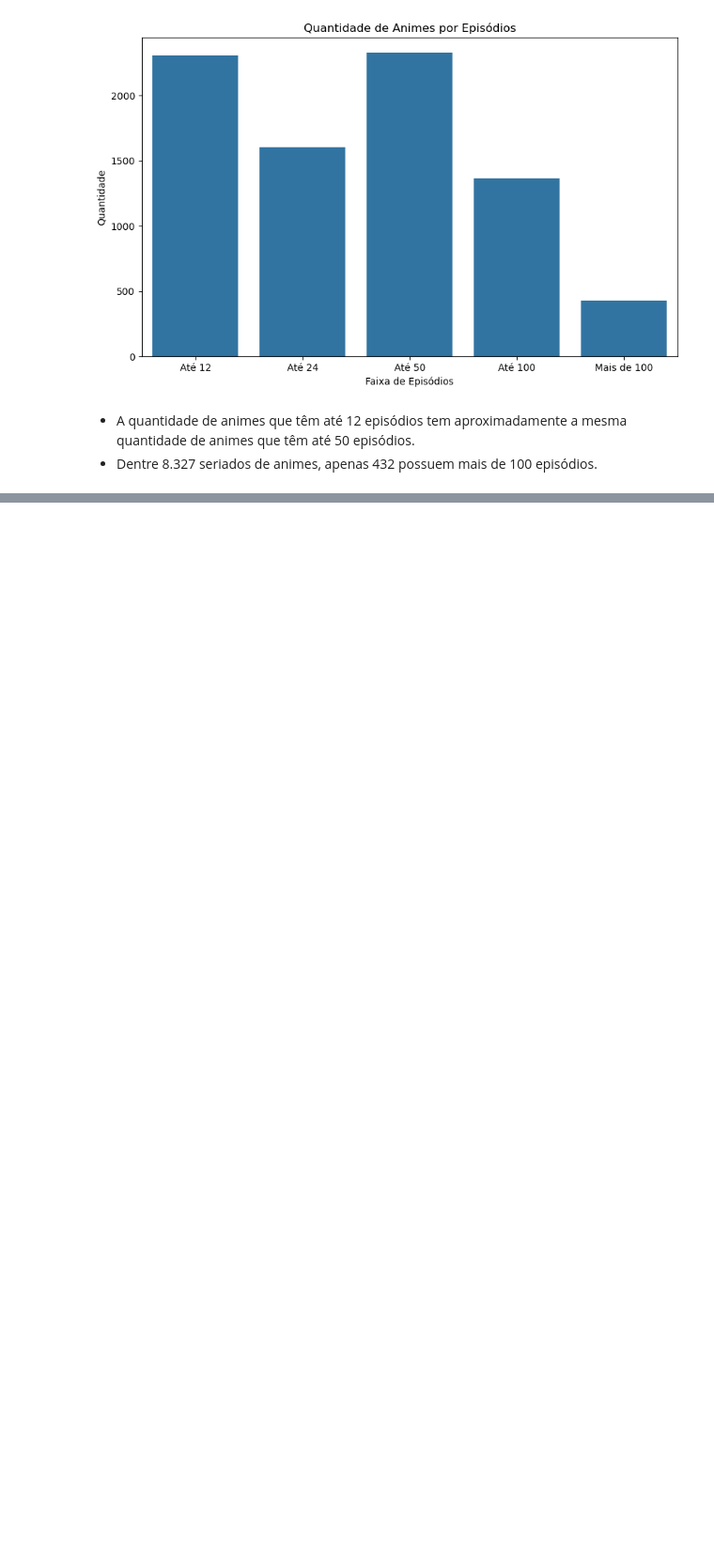
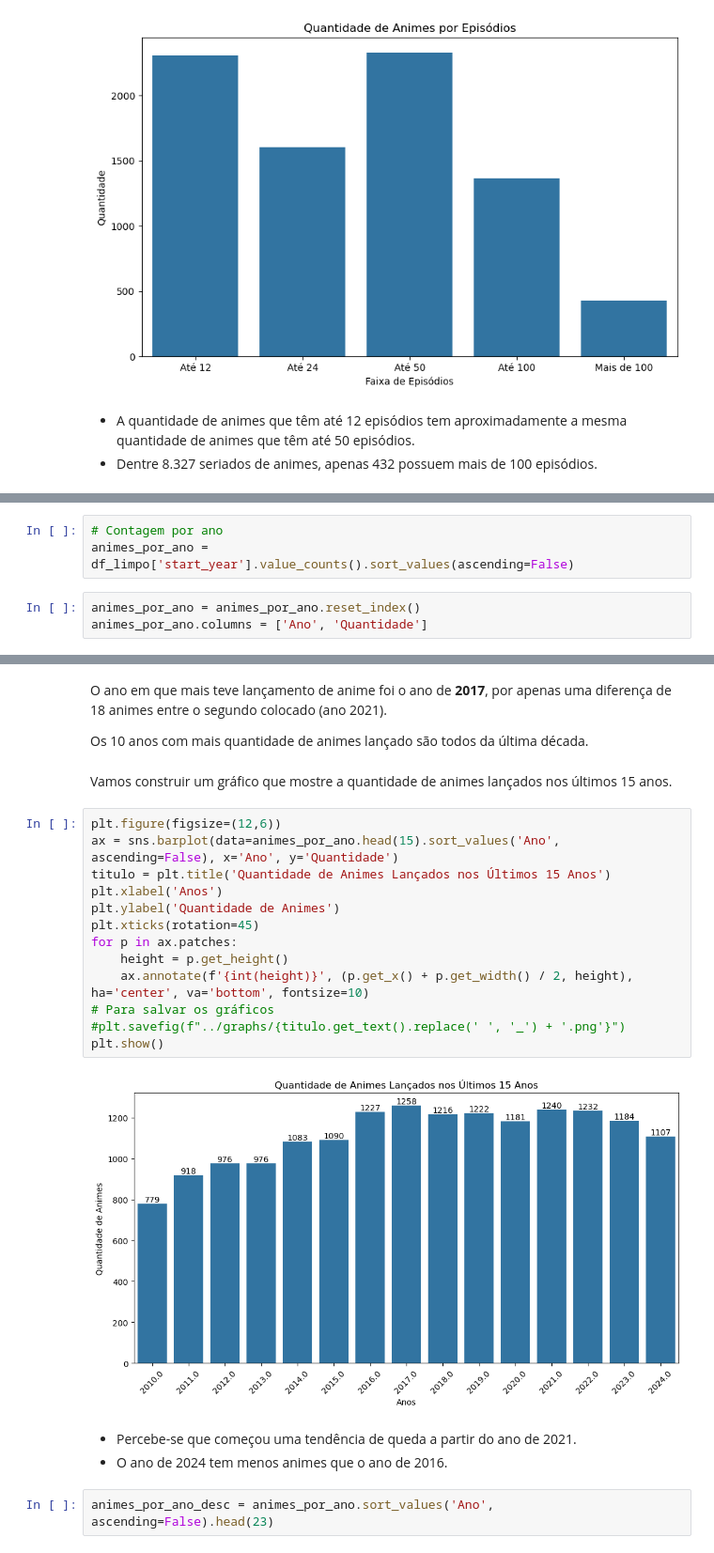
Before and after one commit to Gregory280/Analise-de-Dados-com-MyAnimeList, a Jupyter notebook: notebooks/analise_exploratoria.ipynb, the cells around one changed output, grey strips where cells are left out. Shown at 94% size. Drawn from its saved outputs; the diff is of its cells as text; blank space fills up the shorter version.

```diff
--- a/notebooks/analise_exploratoria.ipynb
+++ b/notebooks/analise_exploratoria.ipynb
@@ -801,0 +853,6 @@ plt.show()
+# %%
+# Contagem por ano
+animes_por_ano = df_limpo['start_year'].value_counts().sort_values(ascending=False)
+# %%
+animes_por_ano = animes_por_ano.reset_index()
+animes_por_ano.columns = ['Ano', 'Quantidade']
@@ -801,0 +882,37 @@ plt.show()
+# %% [markdown]
+<p>
+    O ano em que mais teve lançamento de anime foi o ano de <b>2017</b>, por apenas uma diferença de 18 animes entre o segundo colocado (ano 2021).
+</p>
+<p>
+    Os 10 anos com mais quantidade de animes lançado são todos da última década.
+</p>
+# %% [markdown]
+<p>
+    Vamos construir um gráfico que mostre a quantidade de animes lançados nos últimos 15 anos.
+</p>
+# %%
+plt.figure(figsize=(12,6))
+ax = sns.barplot(data=animes_por_ano.head(15).sort_values('Ano', ascending=False), x='Ano', y='Quantidade')
+titulo = plt.title('Quantidade de Animes Lançados nos Últimos 15 Anos')
+plt.xlabel('Anos')
+plt.ylabel('Quantidade de Animes')
+plt.xticks(rotation=45)
+for p in ax.patches:
+    height = p.get_height()
+    ax.annotate(f'{int(height)}', (p.get_x() + p.get_width() / 2, height), ha='center', va='bottom', fontsize=10)
+# Para salvar os gráficos
+#plt.savefig(f"../graphs/{titulo.get_text().replace(' ', '_') + '.png'}")
+plt.show()
+# %% [output]
+[figure, added]
+# %% [markdown]
+<ul>
+    <li>
+        Percebe-se que começou uma tendência de queda a partir do ano de 2021.
+    </li>
+    <li>
+        O ano de 2024 tem menos animes que o ano de 2016.
+    </li>
+</ul>
+# %%
+animes_por_ano_desc = animes_por_ano.sort_values('Ano', ascending=False).head(23)
```
Also changed, not shown: parts of 43 cells of this notebook.
